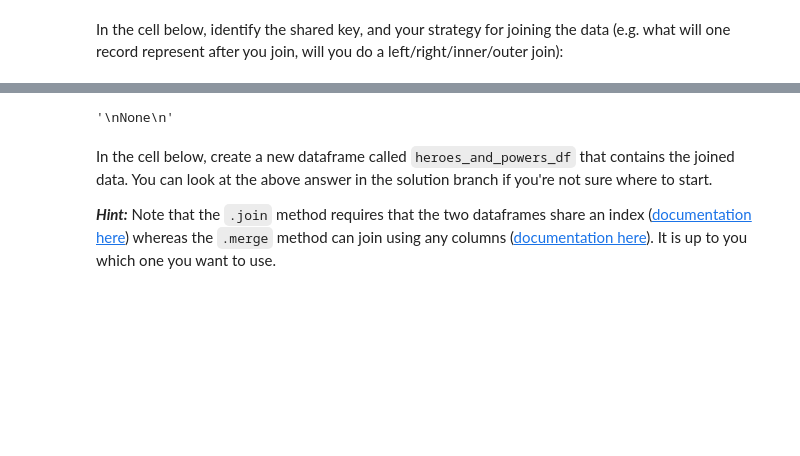
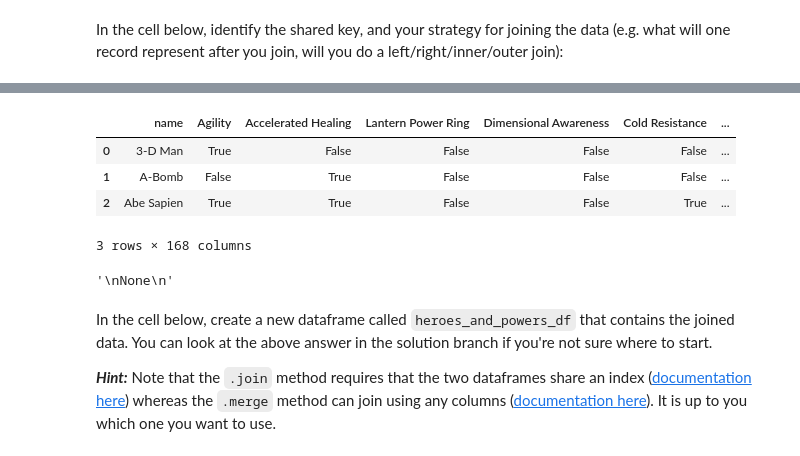
Before and after one commit to atienosonia/data-cleaning-lab, a Jupyter notebook: index.ipynb, the cells around one changed output, grey strips where cells are left out. Cells and saved outputs as stored; diff of their text form; code cells hidden in the pictures; blank space fills up the shorter version.

```diff
--- a/index.ipynb
+++ b/index.ipynb
@@ -429,3 +415,14 @@ heroes_df.join(powers_df, how='outer')
+# %%
+#naming our column 1
+powers_df_transpose.index.name = 'name'
+powers_df_transpose.reset_index(inplace = True )
+powers_df_transpose.head(3)
+# %% [output]
+|  | name | Agility | Accelerated Healing | Lantern Power Ring | Dimensional Awareness | Cold Resistance | ... |
+| 0 | 3-D Man | True | False | False | False | False | ... |
+| 1 | A-Bomb | False | True | False | False | False | ... |
+| 2 | Abe Sapien | True | True | False | False | True | ... |
+3 rows × 168 columns
 # %%
 # Replace None with appropriate text
 """
```
Also changed, not shown: parts of 12 cells of this notebook.
